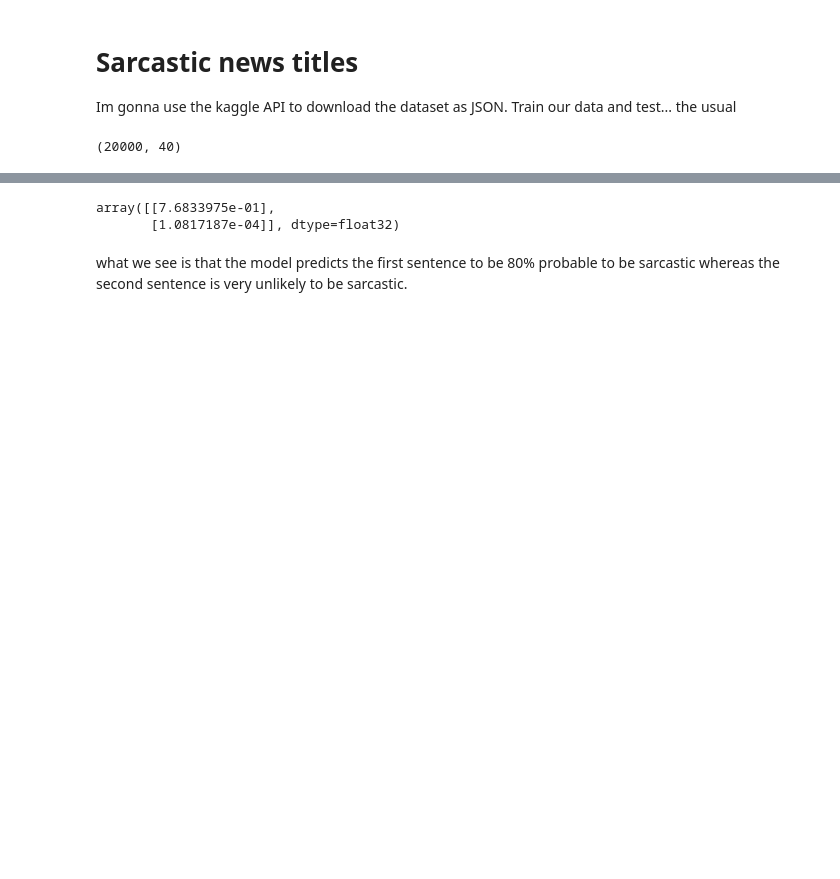
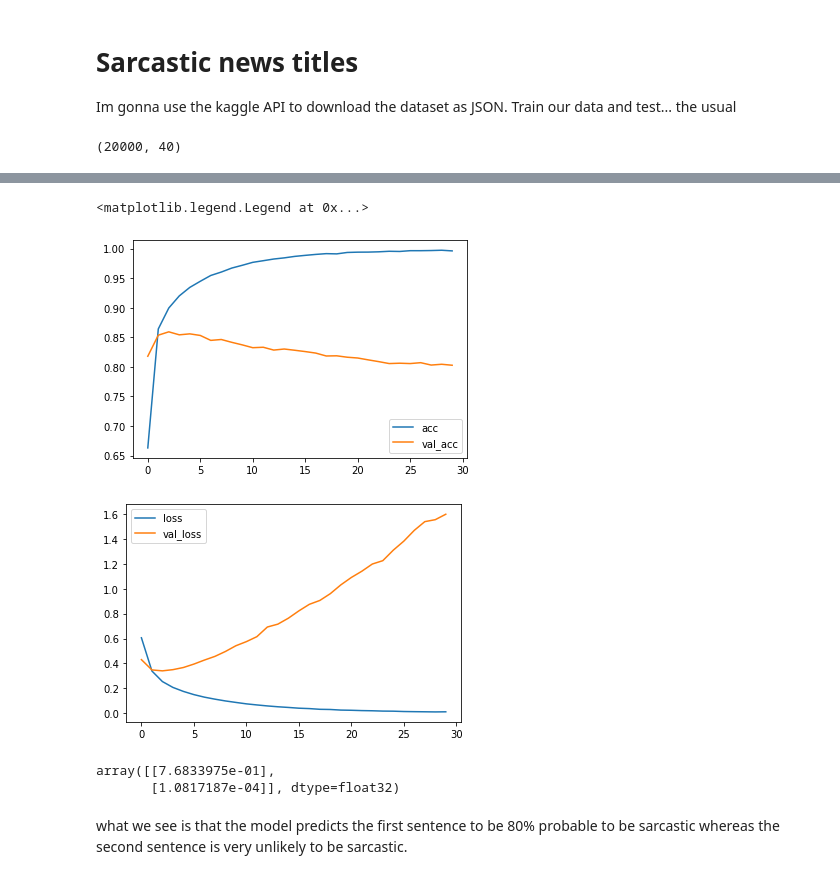
Before and after one commit to shervinrad100/Python-Projects, a Jupyter notebook: TensorFlow Projects/NLP/Sentiment Analysis.ipynb, the cells around one changed output, grey strips where cells are left out. Saved outputs shown, nothing was run; the diff lists cells and outputs as text; code cells hidden in the pictures; blank space fills up the shorter version.

```diff
--- a/TensorFlow Projects/NLP/Sentiment Analysis.ipynb
+++ b/TensorFlow Projects/NLP/Sentiment Analysis.ipynb
@@ -127,10 +130,10 @@ test_sequences = tokenizer.texts_to_sequences(test_sentences)
 test_padded = pad_sequences(test_sequences, padding="post")
 # %%
 # Need this block to get it to work with TensorFlow 2.x
-train_padded = np.array(train_padded)
-train_labels = np.array(train_labels)
-test_padded = np.array(test_padded)
-test_labels = np.array(test_labels)
+train_padded = np.array(train_padded).astype("int")
+train_labels = np.array(train_labels).astype("int")
+test_padded = np.array(test_padded).astype("int")
+test_labels = np.array(test_labels).astype("int")
 # %%
 train_padded.shape
 # we have 20000 sentences, longest of which must have been 40 words long
@@ -176,3 +191,16 @@ Epoch 30/30
+# %%
+plt.figure()
+plt.plot(history.history["accuracy"])
+plt.plot(history.history["val_accuracy"])
+plt.legend(["acc", "val_acc"])
+plt.figure()
+plt.plot(history.history["loss"])
+plt.plot(history.history["val_loss"])
+plt.legend(["loss", "val_loss"])
+# %% [output]
+<matplotlib.legend.Legend at 0x...>
+[figure, added]
+[figure, added]
 # %%
 new_sentences = ["granny starting to fear spiders in the garden might be real", "game of thrones season finale showing this sunday night"]
 
```
Also changed, not shown: parts of 38 cells of this notebook.
